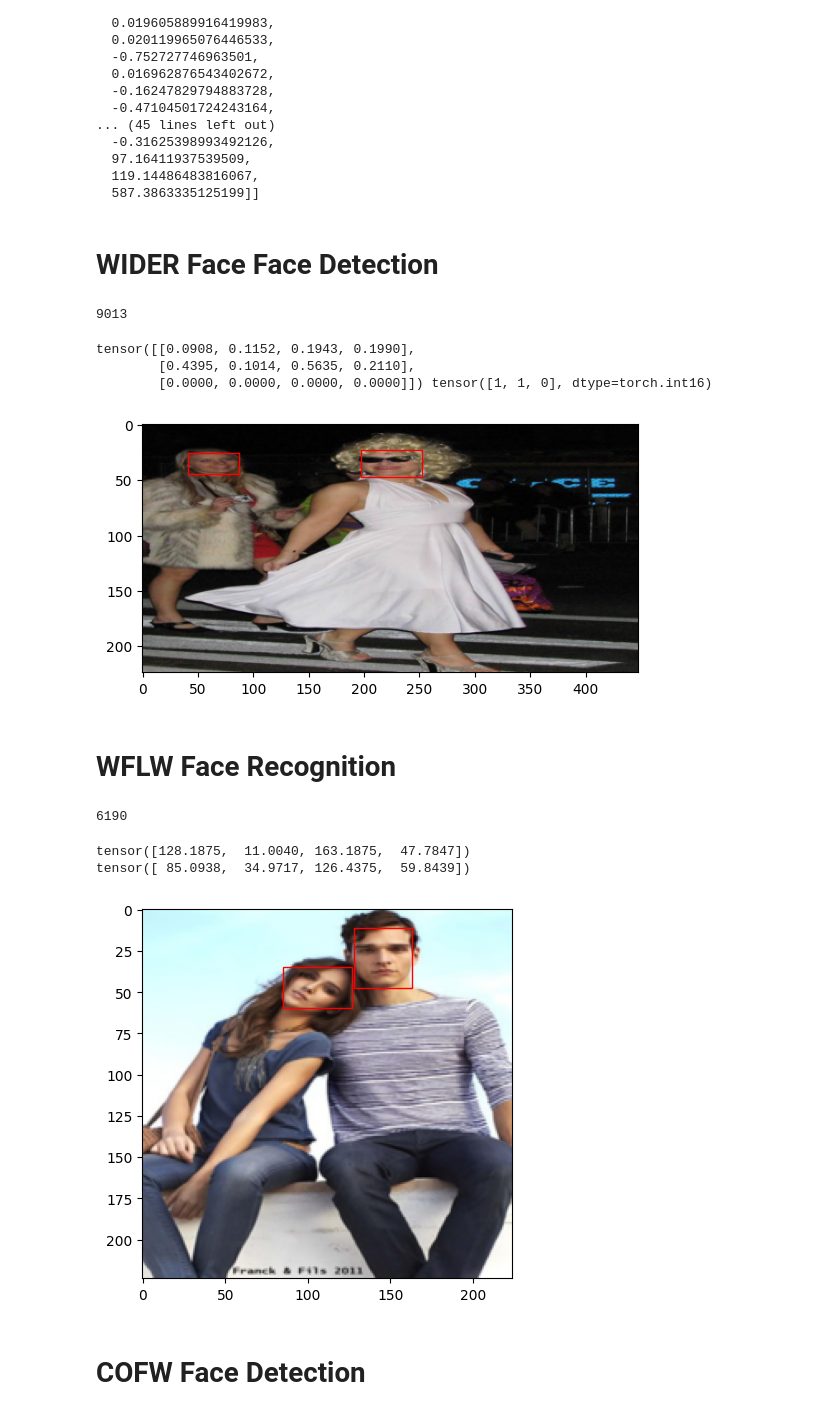
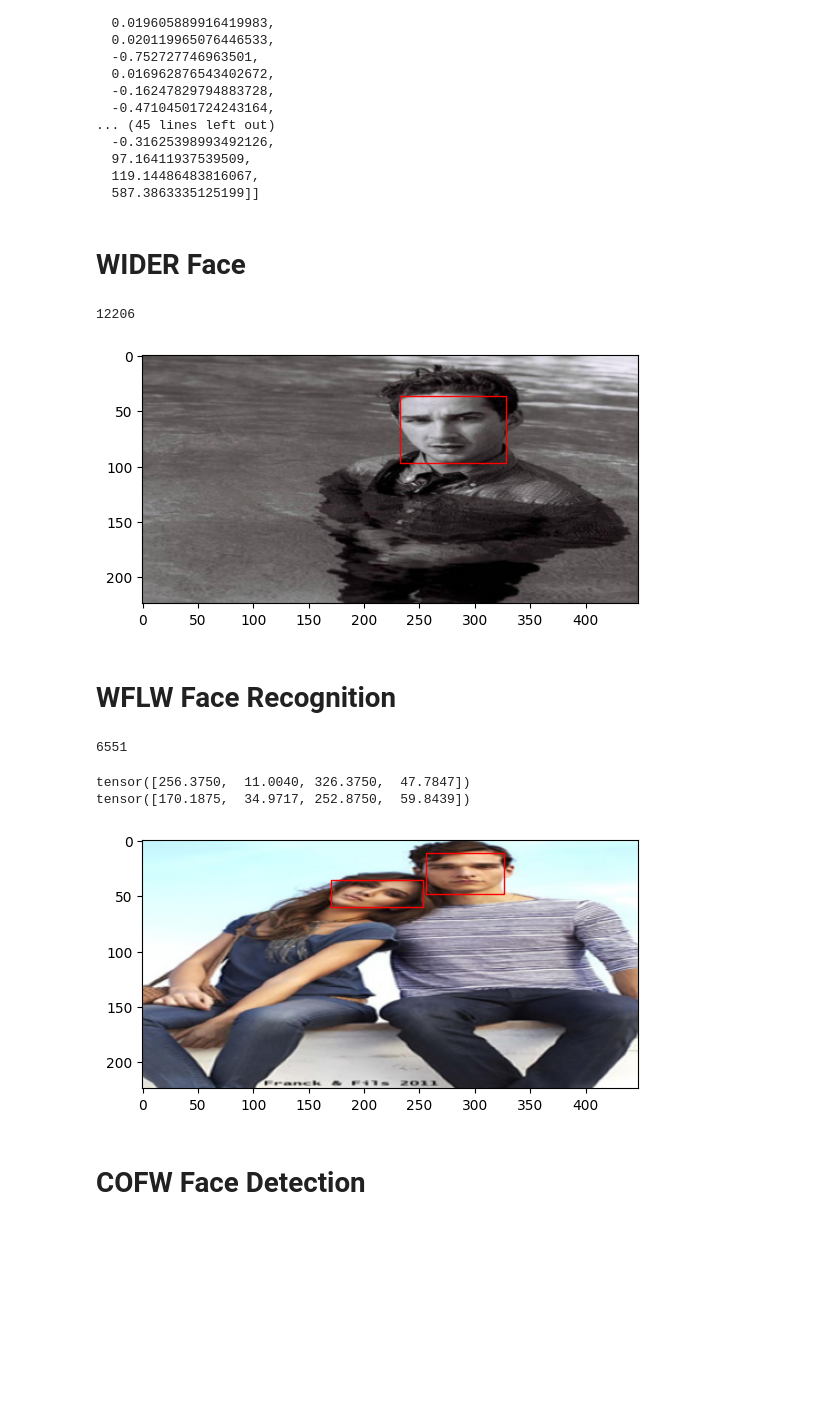
Before and after one commit to freya-aino/motion-capture, a Jupyter notebook: dataloader_test.ipynb, the cells around one changed output. Cells and saved outputs as stored; diff of their text form; code cells hidden in the pictures; blank space fills up the shorter version.

Commit message:
celebA, pandas import, VQVAE training setup

```diff
--- a/dataloader_test.ipynb
+++ b/dataloader_test.ipynb
@@ -56,40 +104,38 @@ freihand_dataset.mano[0]
   119.14486483816067,
   587.3863335125199]]
 # %% [markdown]
-# WIDER Face Face Detection
+# WIDER Face
 # %%
-from motion_capture.data.datasets import WIDERFaceFaceDetection
+from motion_capture.data.datasets import WIDERFace
 import torch as T
 import matplotlib.pyplot as plt
 from matplotlib import patches
 
 image_shape = (448, 224)
-wider_face_dataset = WIDERFaceFaceDetection(
+wider_face_dataset = WIDERFace(
     path="//192.168.2.206/data/datasets/WIDER-Face",
     image_shape_WH=image_shape,
-    max_number_of_faces=3)
+    max_number_of_faces=10)
 len(wider_face_dataset)
 # %% [output]
-9013
+12206
 # %%
-test_i = 14
-
-_, ax = plt.subplots()
+test_i = 10
 
 # plot image with bounding boxes
 x, y = wider_face_dataset[test_i]
 x = (x.permute(1, 2, 0) * 255).round().byte().numpy()
 
-ax.imshow(x)
+plt.imshow(x)
 
-print(y["bboxes"], y["bboxValidity"])
+# print(y["bboxes"], y["validity"].argmax(1))
 
 for i, bbox in enumerate(y["bboxes"]):
-    if not y["bboxValidity"][i]:
+    if not y["validity"].argmax(1)[i]:
         continue
 
     x1, y1, x2, y2 = bbox * T.tensor(image_shape * 2)
-    ax.add_patch(
+    plt.gca().add_patch(
         patches.Rectangle(
             (x1, y1),
             x2 - x1, y2 - y1,
@@ -99,58 +145,53 @@ for i, bbox in enumerate(y["bboxes"]):
 
 plt.show()
 # %% [output]
-tensor([[0.0908, 0.1152, 0.1943, 0.1990],
-        [0.4395, 0.1014, 0.5635, 0.2110],
-        [0.0000, 0.0000, 0.0000, 0.0000]]) tensor([1, 1, 0], dtype=torch.int16)
-[figure, old version]
+[figure, new version]
 # %% [markdown]
 # WFLW Face Recognition
 # %%
 import torch as T
 import matplotlib.patches as patches
 from matplotlib import pyplot as plt
+from motion_capture.data.datasets import WFLW
 
-from motion_capture.data.datasets import WFLWFaceDetection
-
-image_shape = (224, 224)
-wflw_dataset = WFLWFaceDetection(
+image_shape = (448, 224)
+wflw_dataset = WFLW(
     image_shape_WH=image_shape,
-    path="//192.168.2.206/data/datasets/WFLW/",
-    max_number_of_faces=3
+    path="//192.168.2.206/data/datasets/WFLW",
+    max_number_of_faces=10
 )
-
 len(wflw_dataset)
 # %% [output]
-6190
+6551
 # %%
 test_i = 1
 
 x, y = wflw_dataset[test_i]
 
 x = (x.permute(1, 2, 0) * 255).round().byte().numpy()
 
 plt.imshow(x)
 
 for i, bbox in enumerate(y["bboxes"]):
-    if y["bboxValidity"][i] == 0:
+    if y["validity"].argmax(1)[i] == 0:
         continue
 
     print(bbox * T.tensor(image_shape * 2))
 
     x1, y1, x2, y2 = bbox * T.tensor(image_shape * 2)
     plt.gca().add_patch(
         patches.Rectangle(
             (x1, y1),
             x2 - x1, y2 - y1,
             linewidth=1,
             edgecolor="red",
             facecolor="none"))
 
 plt.show()
 # %% [output]
-tensor([128.1875,  11.0040, 163.1875,  47.7847])
-tensor([ 85.0938,  34.9717, 126.4375,  59.8439])
+tensor([256.3750,  11.0040, 326.3750,  47.7847])
+tensor([170.1875,  34.9717, 252.8750,  59.8439])
-[figure, old version]
+[figure, new version]
 # %% [markdown]
 # COFW Face Detection
 # %%
```
Also changed, not shown: parts of 16 cells of this notebook, 2 other files.
